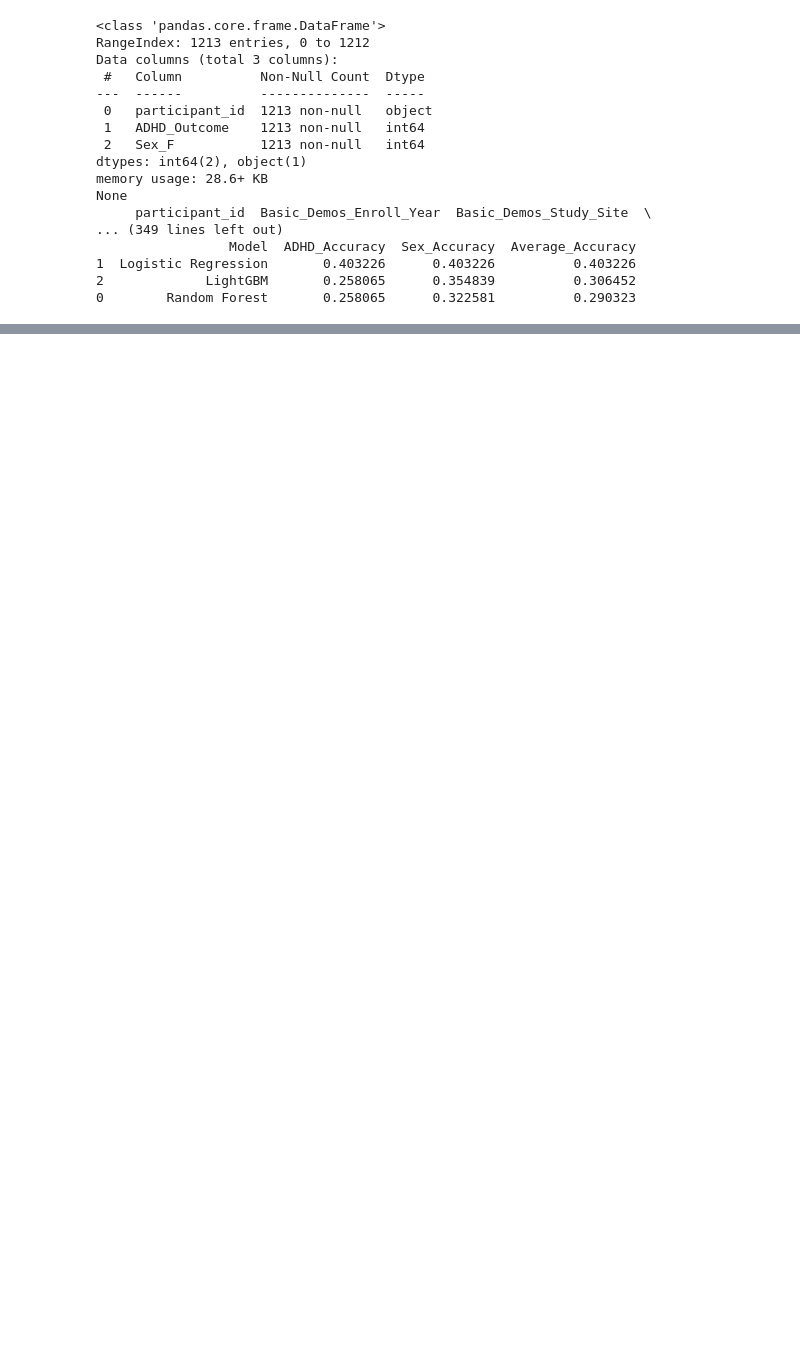
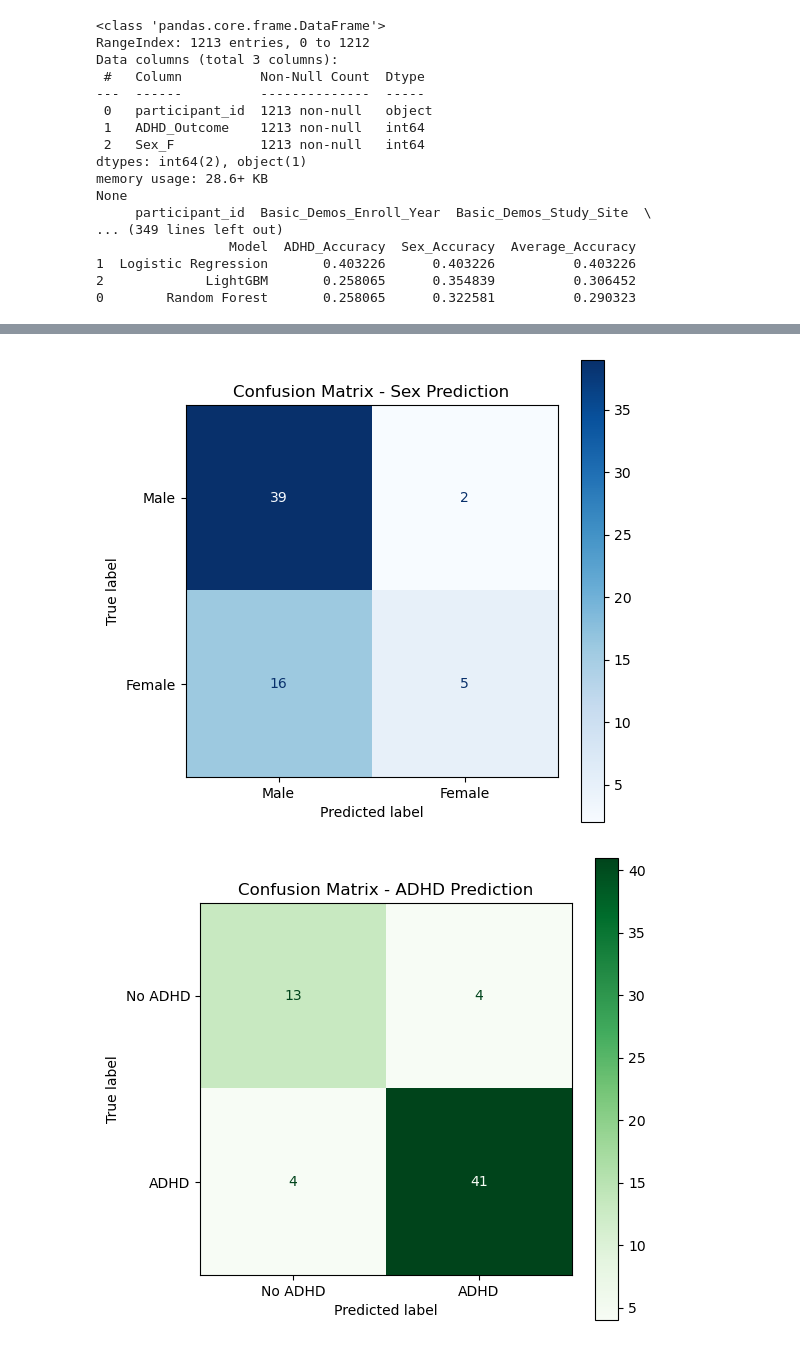
Before and after one commit to panditpooja/WiDS_Datathon_2025, a Jupyter notebook: train.ipynb, the cells around one changed output, grey strips where cells are left out. Drawn from its saved outputs; the diff is of its cells as text; code cells hidden in the pictures; blank space fills up the shorter version.

```diff
--- a/train.ipynb
+++ b/train.ipynb
@@ -1052,0 +915,38 @@ Predictions saved to 'test_predictions.csv'.
+# %%
+import matplotlib.pyplot as plt
+from sklearn.metrics import confusion_matrix, ConfusionMatrixDisplay
+
+# --- For Sex_F ---
+try:
+    y_true_sex = y_test['Sex_F'].values  # True labels
+    y_pred_sex = y_pred[:, 0]             # Predicted labels
+
+    cm_sex = confusion_matrix(y_true_sex, y_pred_sex)
+    disp_sex = ConfusionMatrixDisplay(confusion_matrix=cm_sex, display_labels=['Male', 'Female'])
+
+    fig, ax = plt.subplots(figsize=(6,6))
+    disp_sex.plot(ax=ax, cmap='Blues')
+    plt.title("Confusion Matrix - Sex Prediction")
+    plt.show()
+
+except Exception as e:
+    print("Error plotting Sex_F confusion matrix:", e)
+
+# --- For ADHD_Outcome ---
+try:
+    y_true_adhd = y_test['ADHD_Outcome'].values
+    y_pred_adhd = y_pred[:, 1]
+
+    cm_adhd = confusion_matrix(y_true_adhd, y_pred_adhd)
+    disp_adhd = ConfusionMatrixDisplay(confusion_matrix=cm_adhd, display_labels=['No ADHD', 'ADHD'])
+
+    fig, ax = plt.subplots(figsize=(6,6))
+    disp_adhd.plot(ax=ax, cmap='Greens')
+    plt.title("Confusion Matrix - ADHD Prediction")
+    plt.show()
+
+except Exception as e:
+    print("Error plotting ADHD_Outcome confusion matrix:", e)
+# %% [output]
+[figure, added]
+[figure, added]
```
Also changed, not shown: parts of 31 cells of this notebook.
